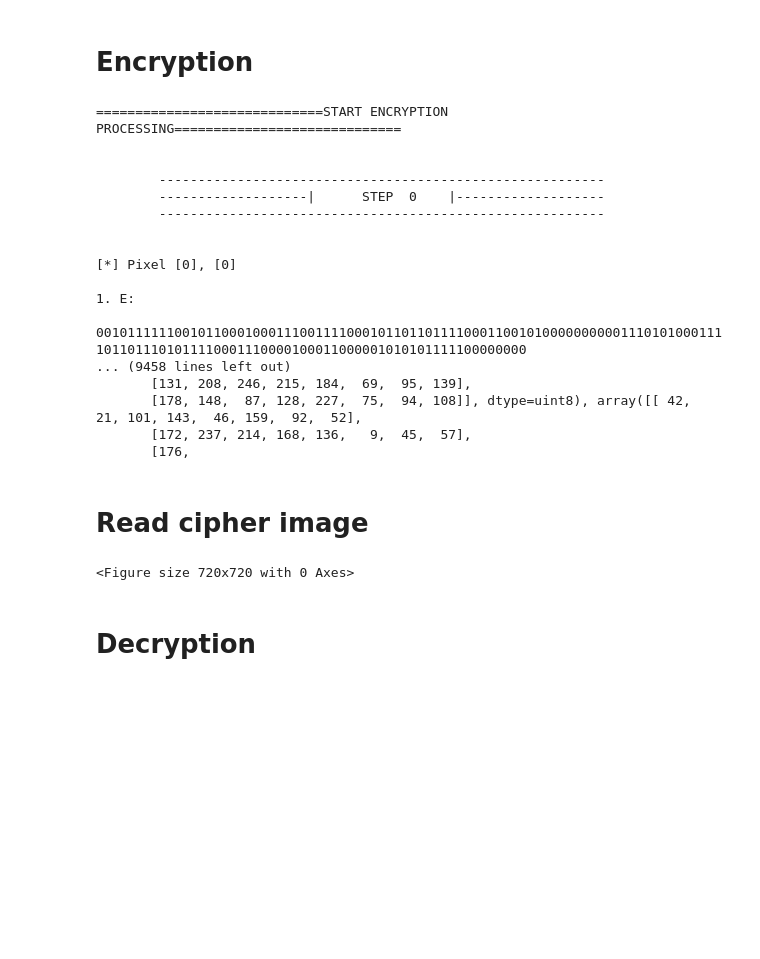
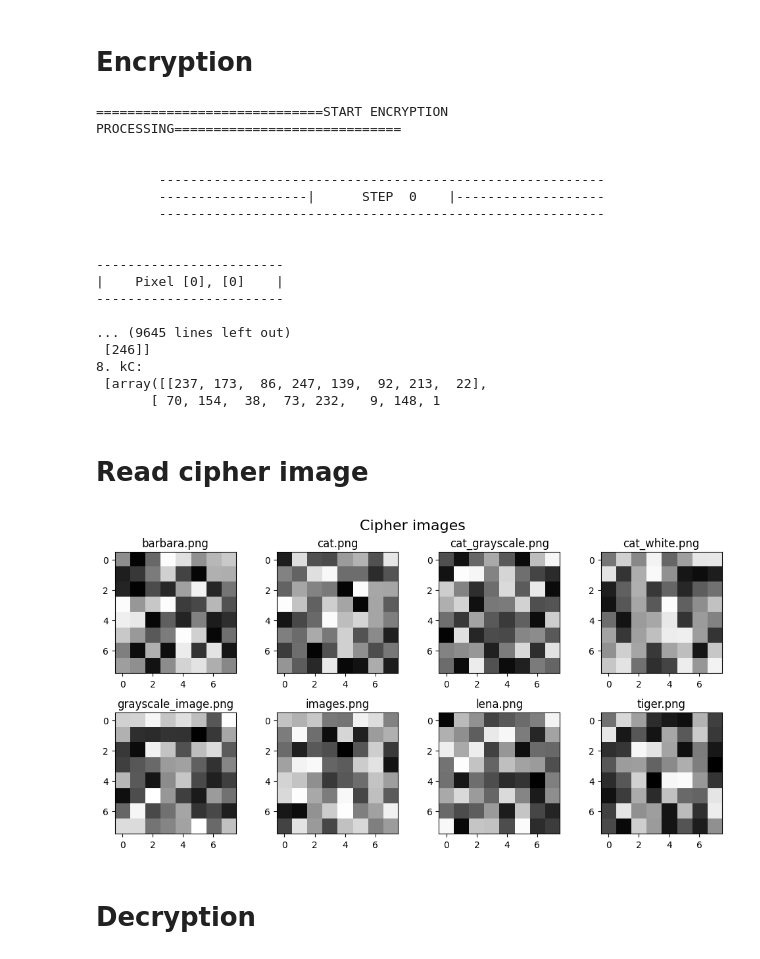
Before and after one commit to phamquanganhBKSET/MIE_Cryptography, a Jupyter notebook: Fast_Cat_Map.ipynb, the cells around one changed output. Drawn from its saved outputs; the diff is of its cells as text; code cells hidden in the pictures; blank space fills up the shorter version.

```diff
--- a/Fast_Cat_Map.ipynb
+++ b/Fast_Cat_Map.ipynb
@@ -45,7 +48,7 @@ kC = kI.copy()
 kC_minus = np.copy(global_params.kC0)
 
 #kP+
-kP_plus = np.zeros((global_params.K, 1))
+kP_plus = np.copy(global_params.kP0)
 for k in range(global_params.K):
     kP_plus[k] = kC[k][0][1]
 # %%
@@ -63,7 +66,9 @@ for n in range(global_params.Ne):
     print("\t---------------------------------------------------------\n")
     for i in range(global_params.M):
         for j in range(global_params.N):
-            print("\n[*] Pixel ["+ str(i)+ "], [" + str(j) + "]")
+            print("\n------------------------")
+            print("|    Pixel ["+ str(i)+ "], [" + str(j) + "]    |")
+            print("------------------------")
             E = bf.MIE_Bit_Manipulation(kC          = kC_minus,
                                         kP          = kP_plus,
                                         output_size = cat_params.k1_cat)
@@ -94,7 +99,7 @@ for n in range(global_params.Ne):
                                                                          pseudoVal_string_Cx = pseudoVal_string_Cx,
                                                                          kC_minus            = kC_minus,
                                                                          n                   = n)
-            print("6. kC_minus: \n", kC_minus)
+            print("\n6. kC_minus: \n", kC_minus)
             print("7. kP_plus: \n", kP_plus)
             print("8. kC: \n", kC)
 
@@ -111,33 +116,33 @@ save_images(kC, dir_cipher, str_Fnames)
         ---------------------------------------------------------
 
 
-[*] Pixel [0], [0]
+------------------------
+|    Pixel [0], [0]    |
+------------------------
 
-1. E:
- 001011111100101100010001110011110001011011011110001100101000000000011101010001111011011101011110001110000100011000001010101111100000000
-... (9458 lines left out)
-       [131, 208, 246, 215, 184,  69,  95, 139],
-       [178, 148,  87, 128, 227,  75,  94, 108]], dtype=uint8), array([[ 42,  21, 101, 143,  46, 159,  92,  52],
-       [172, 237, 214, 168, 136,   9,  45,  57],
-       [176,
+... (9645 lines left out)
+ [246]]
+8. kC:
+ [array([[237, 173,  86, 247, 139,  92, 213,  22],
+       [ 70, 154,  38,  73, 232,   9, 148, 1
 # %% [markdown]
 # **Read cipher image**
 # %%
 kI_cipher, str_Fnames_cipher = read_images(dir_cipher, size = (global_params.M, global_params.N), OS = OS)
-show_images(kI_cipher, str_Fnames_cipher, size = (10, 10), rows = 4, cols = 4)
+show_images(kI = kI_cipher, suptitle = 'Cipher images', str_Fnames = str_Fnames_cipher, size = (10, 10), rows = 4, cols = 4)
 
 # kC_cipher
-kC_cipher = kI.copy()
+kC_cipher = kI_cipher.copy()
 
 #kC_cipher-
-kC_cipher_minus = np.zeros((global_params.K, 1))
+kC_cipher_minus = np.copy(global_params.kC0)
 for k in range(global_params.K):
-    kC_cipher_minus[k] = kC[k][global_params.M-1][global_params.N-2]
+    kC_cipher_minus[k] = kC_cipher[k][global_params.M-1][global_params.N-2]
 
 #kP_cipher+
 kP_cipher_plus = np.copy(global_params.kP0)
 # %% [output]
-<Figure size 720x720 with 0 Axes>
+[figure, added]
 # %% [markdown]
 # **Decryption**
 # %%
```
Also changed, not shown: parts of 3 cells of this notebook, 4 other files.
